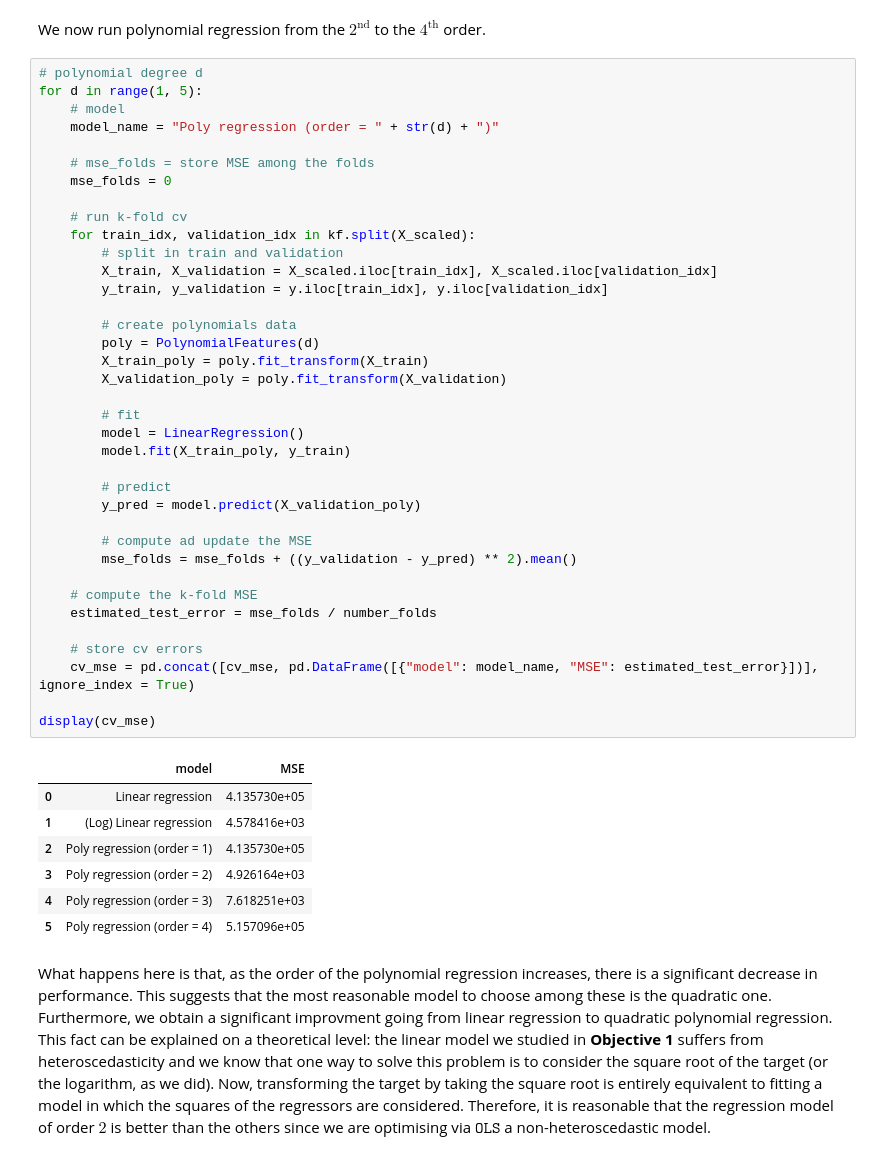
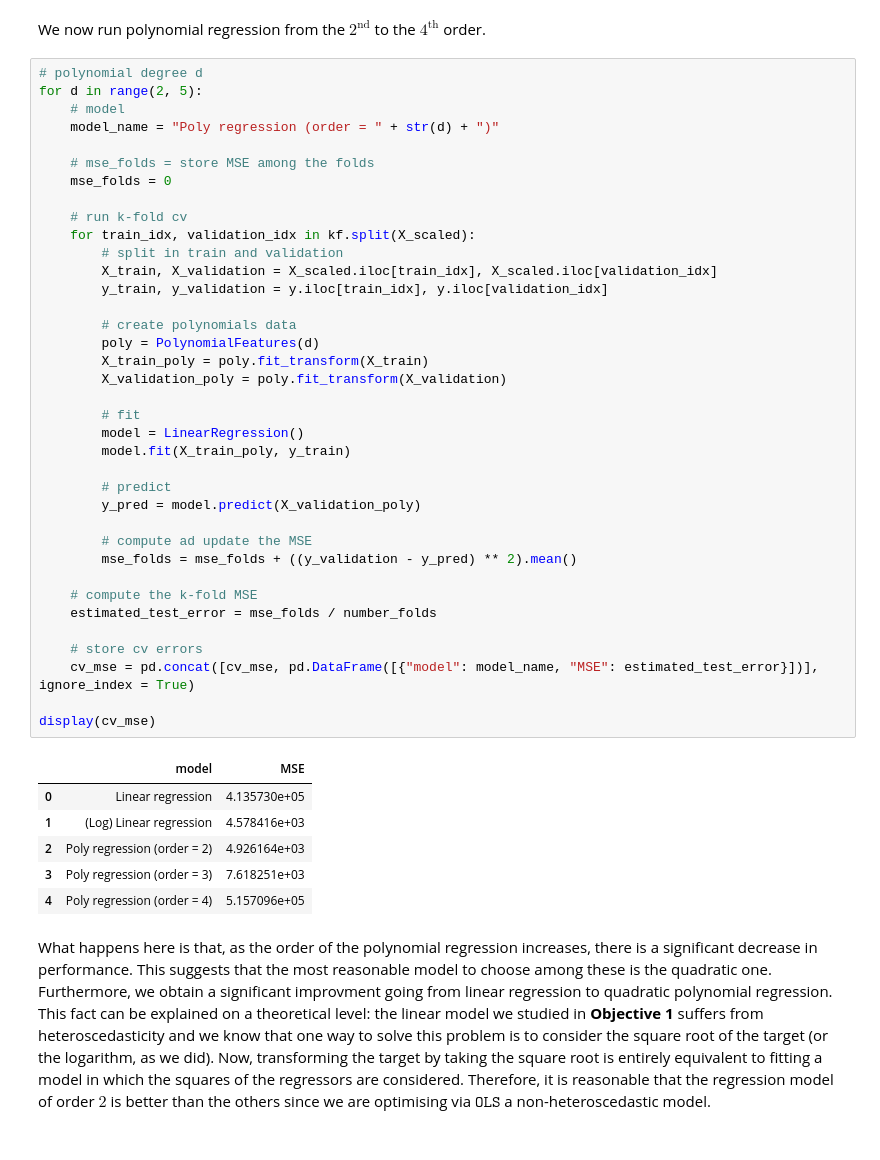
Before and after one commit to caporali/statistical_machine_learning_project, a Jupyter notebook: project_sml.ipynb, the cells around one changed output. Saved outputs shown, nothing was run; the diff lists cells and outputs as text.

```diff
--- a/project_sml.ipynb
+++ b/project_sml.ipynb
@@ -1917,7 +1917,7 @@ display(cv_mse)
 We now run polynomial regression from the $2^{\text{nd}}$ to the $4^{\text{th}}$ order.
 # %%
 # polynomial degree d
-for d in range(1, 5):
+for d in range(2, 5):
 	# model
 	model_name = "Poly regression (order = " + str(d) + ")"
 
@@ -1929,37 +1929,36 @@ for d in range(1, 5):
 		# split in train and validation
 		X_train, X_validation = X_scaled.iloc[train_idx], X_scaled.iloc[validation_idx]
 		y_train, y_validation = y.iloc[train_idx], y.iloc[validation_idx]
 
 		# create polynomials data
 		poly = PolynomialFeatures(d)
 		X_train_poly = poly.fit_transform(X_train)
 		X_validation_poly = poly.fit_transform(X_validation)
 
 		# fit
 		model = LinearRegression()
 		model.fit(X_train_poly, y_train)
 
 		# predict
 		y_pred = model.predict(X_validation_poly)
 
 		# compute ad update the MSE
 		mse_folds = mse_folds + ((y_validation - y_pred) ** 2).mean()
 
 	# compute the k-fold MSE
 	estimated_test_error = mse_folds / number_folds
 
 	# store cv errors
 	cv_mse = pd.concat([cv_mse, pd.DataFrame([{"model": model_name, "MSE": estimated_test_error}])], ignore_index = True)
 
 display(cv_mse)
 # %% [output]
 |  | model | MSE |
 | 0 | Linear regression | 4.135730e+05 |
 | 1 | (Log) Linear regression | 4.578416e+03 |
-| 2 | Poly regression (order = 1) | 4.135730e+05 |
-| 3 | Poly regression (order = 2) | 4.926164e+03 |
-| 4 | Poly regression (order = 3) | 7.618251e+03 |
-| 5 | Poly regression (order = 4) | 5.157096e+05 |
+| 2 | Poly regression (order = 2) | 4.926164e+03 |
+| 3 | Poly regression (order = 3) | 7.618251e+03 |
+| 4 | Poly regression (order = 4) | 5.157096e+05 |
 # %% [markdown]
 What happens here is that, as the order of the polynomial regression increases, there is a significant decrease in performance. This suggests that the most reasonable model to choose among these is the quadratic one. <br>
 Furthermore, we obtain a significant improvment going from linear regression to quadratic polynomial regression. This fact can be explained on a theoretical level: the linear model we studied in **Objective 1** suffers from heteroscedasticity and we know that one way to solve this problem is to consider the square root of the target (or the logarithm, as we did). Now, transforming the target by taking the square root is entirely equivalent to fitting a model in which the squares of the regressors are considered. Therefore, it is reasonable that the regression model of order $2$ is better than the others since we are optimising via $\texttt{OLS}$ a non-heteroscedastic model.
```
Also changed, not shown: parts of 10 cells of this notebook.
